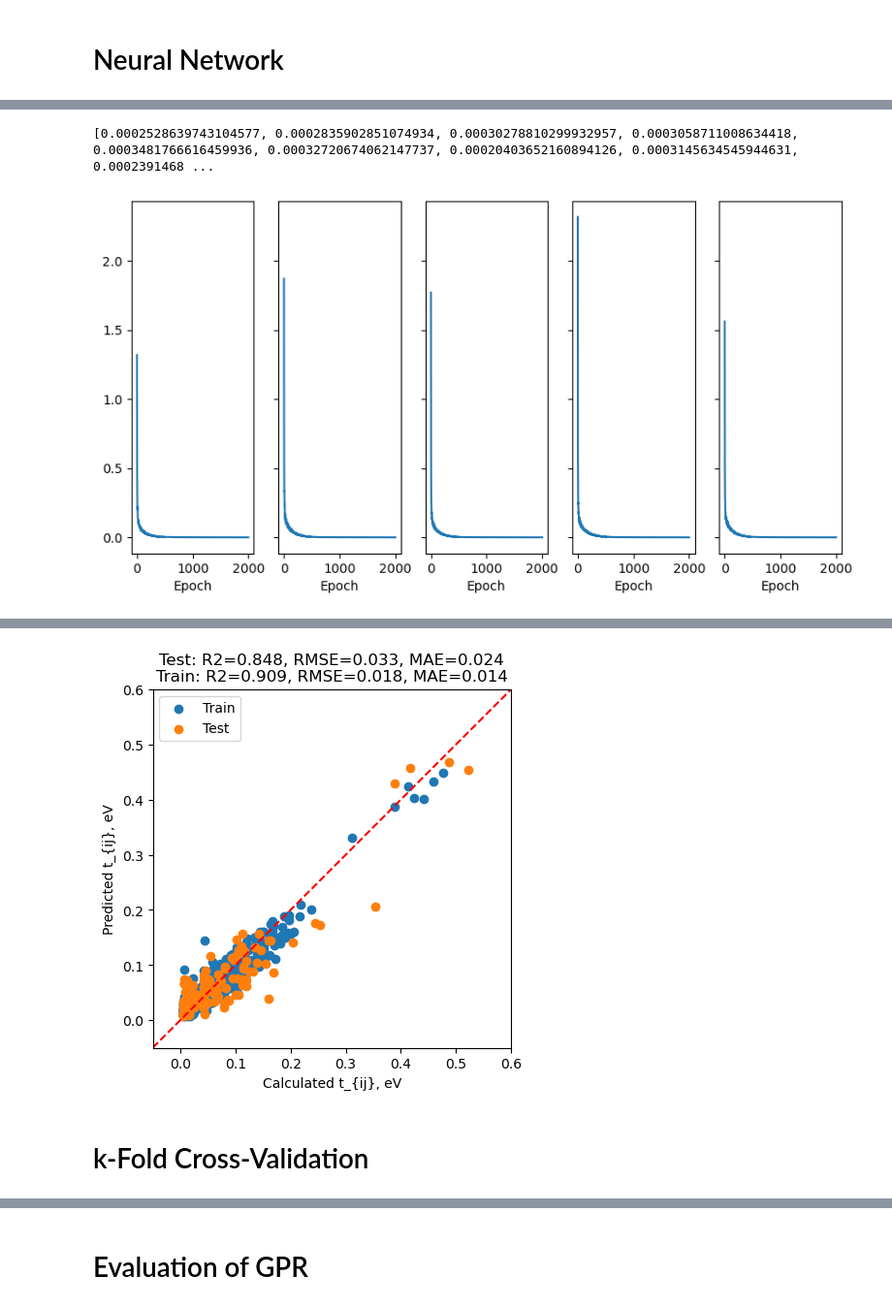
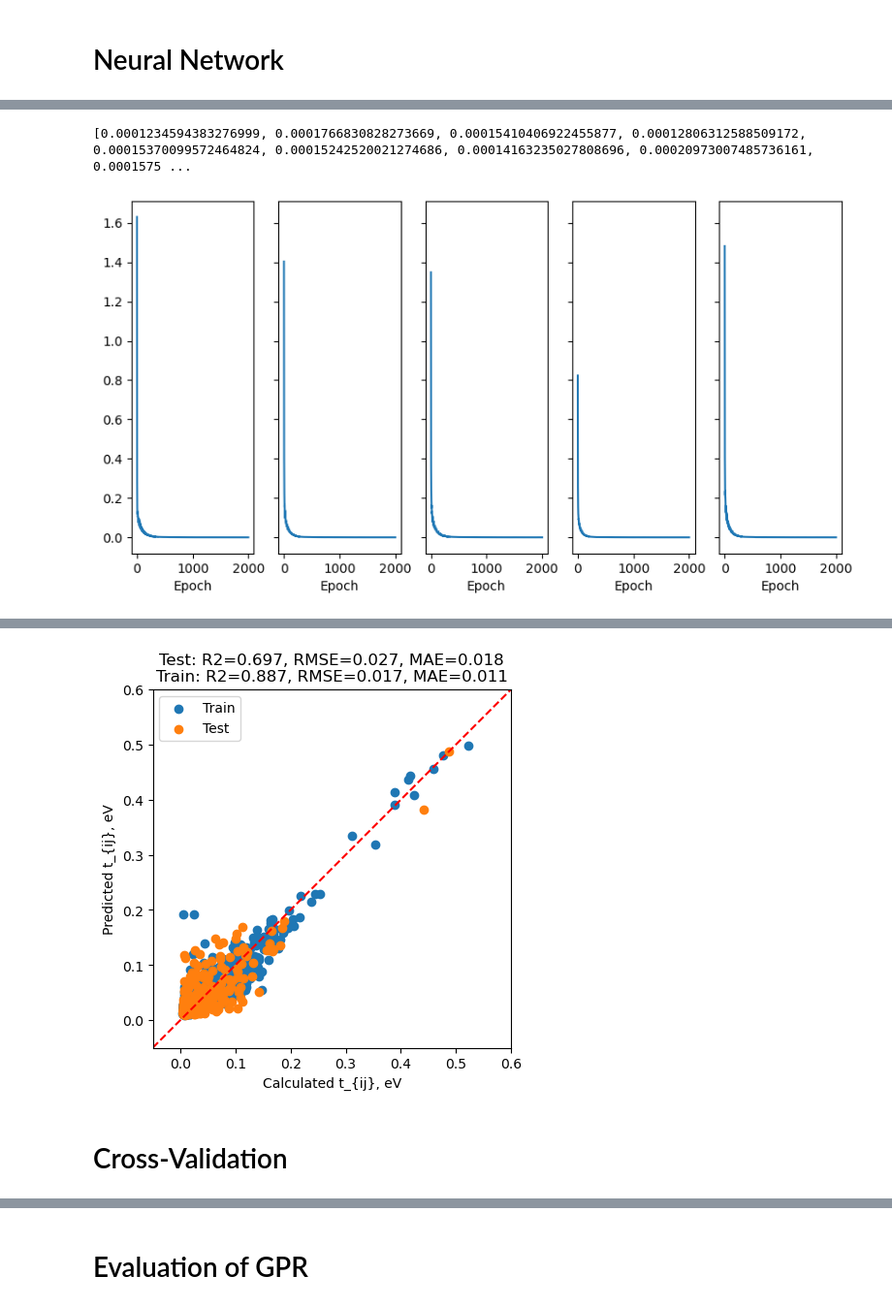
Before and after one commit to denyskononenko/smcp, a Jupyter notebook: backend/ml/model.ipynb, the cells around one changed output, grey strips where cells are left out. Shown at 97% size. Cells and saved outputs as stored; diff of their text form; code cells hidden in the pictures.

```diff
--- a/backend/ml/model.ipynb
+++ b/backend/ml/model.ipynb
@@ -43,6 +45,11 @@ store_model_path = f'{__notebook_path__}/model'
 t_threshold = 0.04 # transfer integral threshold in eV
 
 dataset_pd = Dataset(dataset_path).items
+dataset_pd = dataset_pd.sort_values('hval') # sort by the hopping value
+X_total = dataset_pd.to_numpy()[:,3:].astype(float)
+Y_total = dataset_pd.to_numpy()[:,1].astype(float).reshape(-1,1)
+classes_total = np.array([1 if y > t_threshold else 0 for y in Y_total.flatten()])
+
 # split dataset into parts with low and large hoppings
 dataset_pd_higt = dataset_pd.loc[dataset_pd['hval'] >= t_threshold]
 dataset_pd_lowt = dataset_pd.loc[dataset_pd['hval'] < t_threshold]
@@ -76,8 +83,11 @@ X = dataset_pd_concat.to_numpy()[:,3:].astype(float)
 Y = dataset_pd_concat.to_numpy()[:,1].astype(float).reshape(-1,1)
 n, p = X.shape
 
-# X_train, X_test, Y_train, Y_test = train_test_split(X, Y, test_size=0.2, random_state=RAND_ST)
+X_train, X_test, Y_train, Y_test = train_test_split(X_total, Y_total, test_size=0.2, random_state=RAND_ST)
 
+print(f"Total: {X_total.shape}")
+print(Y_total.flatten())
+print(classes_total)
 print(f"# small hopp: {dataset_pd_lowt.shape}, large hopp: {dataset_pd_higt.shape}")
 print(X.shape)
 print(X_train.shape)
@@ -172,14 +182,14 @@ def apply_bn_and_dropout(x):
 def make_ann():
     # ANN for prediction of hooping
     input = keras.Input(shape=(NUM_FEATURES,))
-    x = layers.Dense(256, activation='relu')(input)
-    x = apply_bn_and_dropout(x)
-    x = layers.Dense(128, activation='relu')(x)
+    x = layers.Dense(128, activation='relu')(input)
     x = apply_bn_and_dropout(x)
     x = layers.Dense(64, activation='relu')(x)
     x = apply_bn_and_dropout(x)
     x = layers.Dense(32, activation='relu')(x)
     x = apply_bn_and_dropout(x)
+    x = layers.Dense(16, activation='relu')(x)
+    x = apply_bn_and_dropout(x)
     out = layers.Dense(1, name="affinity")(x)
     ann = keras.Model(input, out, name="t_predictor")
     ann.summary()
@@ -244,5 +258,5 @@ class EnsembleANN:
 # %%
-meta_ann = EnsembleANN(X_train, Y_train, n_estimators=100)
+meta_ann = EnsembleANN(X_train, Y_train, n_estimators=25)
 meta_ann.train_ensamble()
 # %% [output]
 Model: "t_predictor"
@@ -265,8 +279,8 @@ _________________________________________________________________
 # %%
 plot_history(meta_ann.histories)
 # %% [output]
-[0.0002528639743104577, 0.0002835902851074934, 0.00030278810299932957, 0.0003058711008634418, 0.0003481766616459936, 0.00032720674062147737, 0.00020403652160894126, 0.0003145634545944631, 0.0002391468 ...
+[0.0001234594383276999, 0.0001766830828273669, 0.00015410406922455877, 0.00012806312588509172, 0.00015370099572464824, 0.00015242520021274686, 0.00014163235027808696, 0.00020973007485736161, 0.0001575 ...
-[figure, old version]
+[figure, new version]
 # %%
-evaluate_estimator(meta_ann, X_test, Y_test, X_train, Y_train, save_plot=True)
+evaluate_estimator(meta_ann, X_test, Y_test, X_train, Y_train, save_plot=False)
 # %% [output]
@@ -290,4 +304,4 @@ evaluate_estimator(meta_ann, X_test, Y_test, X_train, Y_train, save_plot=True)
-[figure, old version]
+[figure, new version]
 # %%
 path_to_save = 'model/estimators/'
 meta_ann.save_estimators(path_to_save)
@@ -299,4 +313,4 @@ print(len(meta_ann_load.models))
 # %%
 evaluate_estimator(meta_ann_load, X_test, Y_test, X_train, Y_train)
 # %% [markdown]
-# k-Fold Cross-Validation
+# Cross-Validation
```
Also changed, not shown: parts of 25 cells of this notebook.
